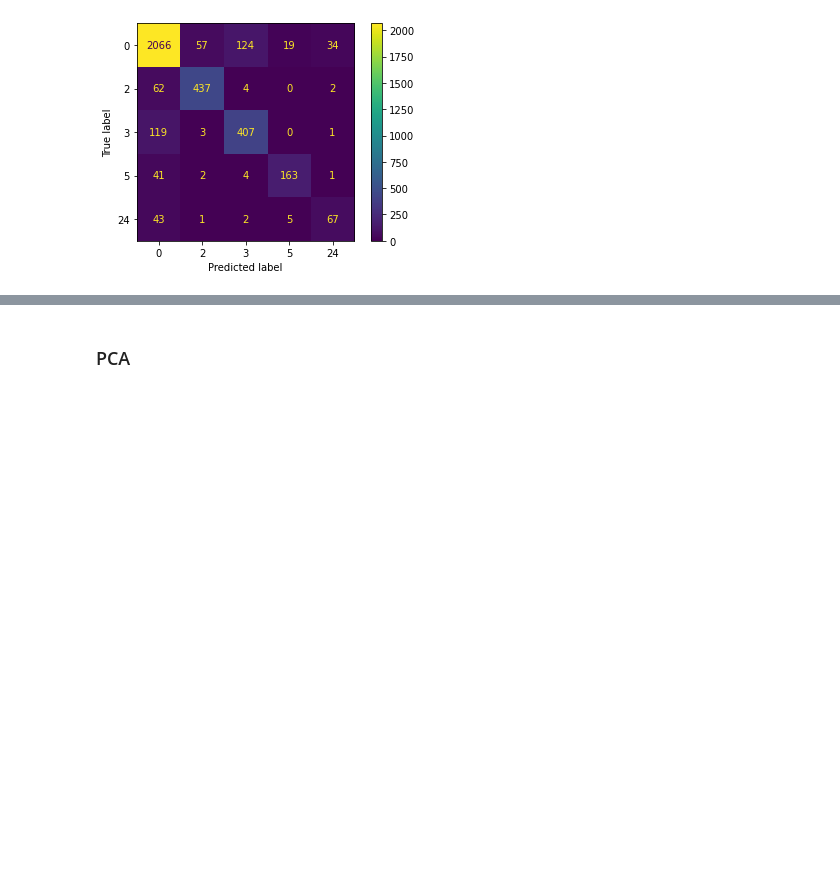
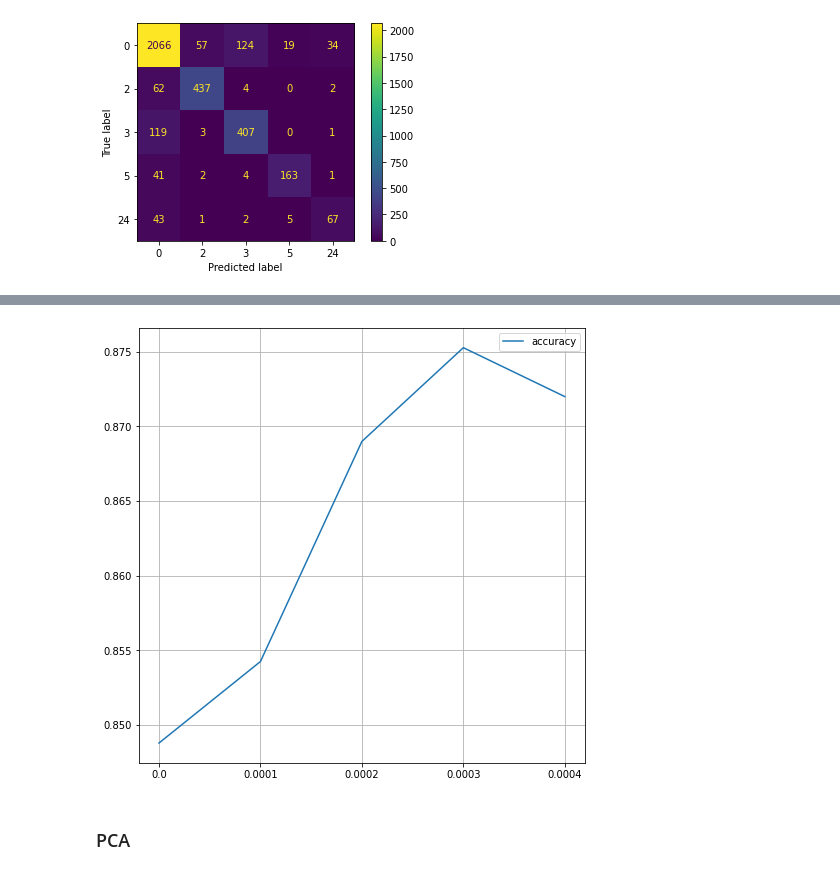
Before and after one commit to MichalTom4szewicz/PWR_PPIWD, a Jupyter notebook: ml/PAMAP_DecisionTree.ipynb, the cells around one changed output, grey strips where cells are left out. Cells and saved outputs as stored; diff of their text form; code cells hidden in the pictures; blank space fills up the shorter version.

```diff
--- a/ml/PAMAP_DecisionTree.ipynb
+++ b/ml/PAMAP_DecisionTree.ipynb
@@ -128,3 +163,13 @@ ConfusionMatrixDisplay.from_predictions(y_test, y_pred)
+# %%
+plt.figure(figsize=(8,8))
+x = np.arange(len(ALPHAS))
+plt.plot(x, accuracies, label="accuracy")
+plt.xticks(x, ALPHAS)
+plt.legend()
+plt.grid()
+plt.show()
+# %% [output]
+[figure, added]
 # %% [markdown]
 ### PCA
 # %%
```
Also changed, not shown: parts of 41 cells of this notebook.
